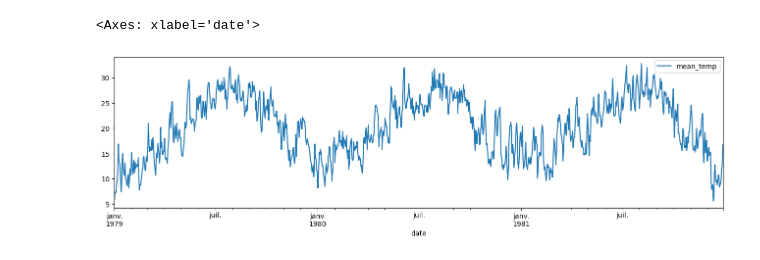
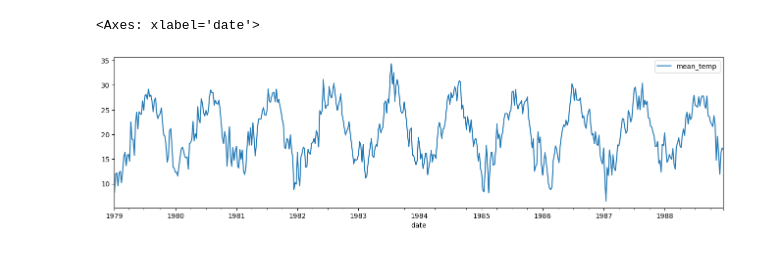
Before and after one commit to Bastien-OC20/StreamWeather, a Jupyter notebook: TpTemporelle.ipynb, the cells around one changed output. Saved outputs shown, nothing was run; the diff lists cells and outputs as text; code cells hidden in the pictures.

```diff
--- a/TpTemporelle.ipynb
+++ b/TpTemporelle.ipynb
@@ -9,7 +54,7 @@ data.set_index('date', inplace=True)
 # %%
-data.head()
-missing_p = data.isnull().mean()*100
+missing_p = data_weekly.isnull().mean()*100
 missing_p = missing_p[missing_p > 0]
 print (missing_p)
-data = data.dropna()
+
+data = pd.read_csv('data/data_weekly.csv')
 # %% [output]
@@ -19,0 +62,4 @@ data['mean_temp'] = data['mean_temp'] +10
+# %%
+data['date'] = pd.to_datetime(data['date'])
+data.set_index('date', inplace=True)
+print (data)
@@ -20,6 +86,7 @@ data['mean_temp'] = data['mean_temp'] +10
 # %%
-train = data[0:1095]
-train.plot(y="mean_temp", figsize= (16,4))
+#Test pour determiner la period de la data
+test = data[0:520]
+test.plot(y="mean_temp", figsize= (16,4))
 # %% [output]
 <Axes: xlabel='date'>
-[figure, old version]
+[figure, new version]
```
Also changed, not shown: parts of 17 cells of this notebook, 1 other file.
